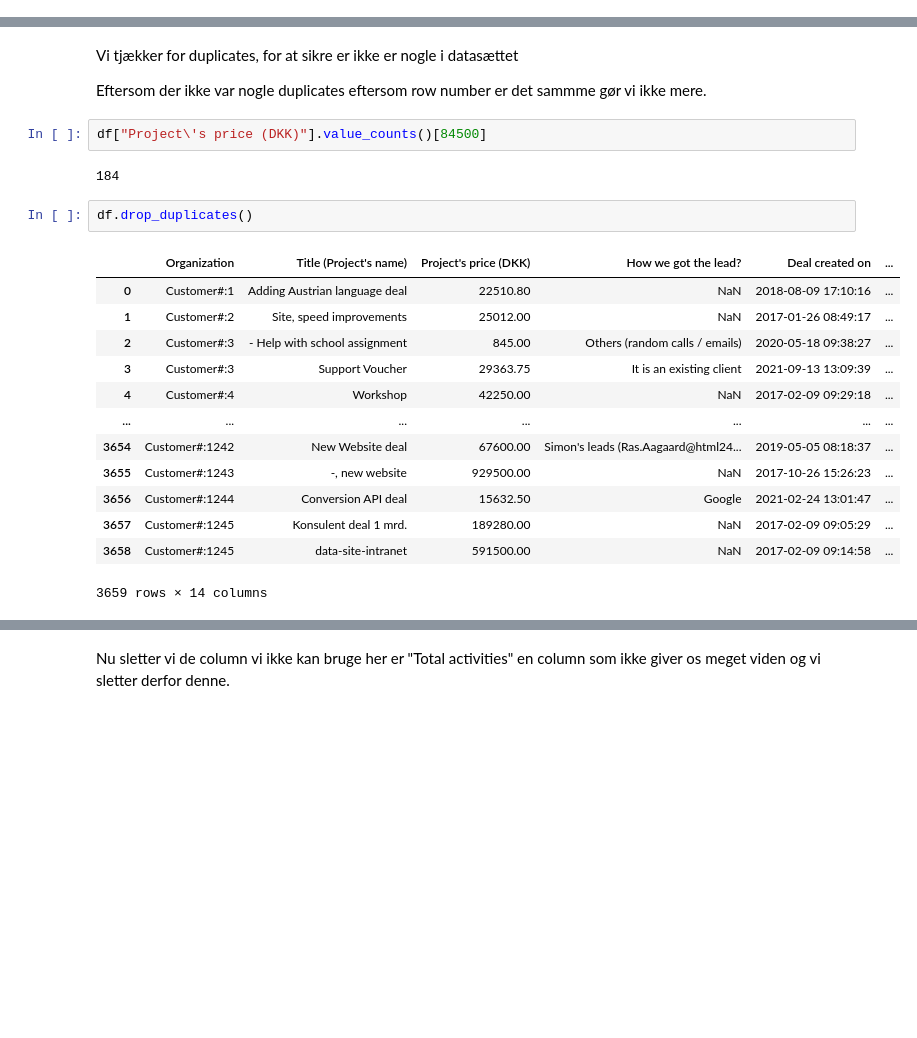
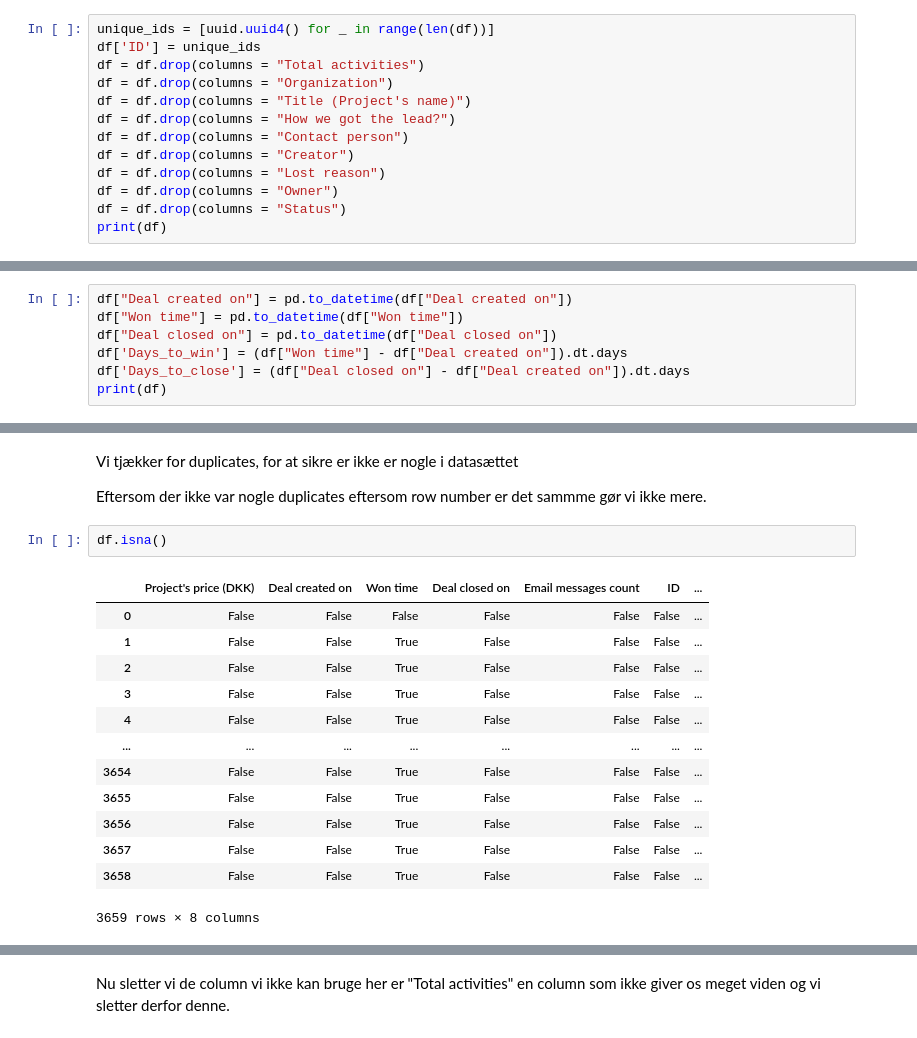
Before and after one commit to will520g/Aflevering_2, a Jupyter notebook: Data_for_kea_python.ipynb, the cells around one changed output, grey strips where cells are left out. Drawn from its saved outputs; the diff is of its cells as text; blank space fills up the shorter version.

Commit message:
Ændringer til sortering af data

```diff
--- a/Data_for_kea_python.ipynb
+++ b/Data_for_kea_python.ipynb
@@ -23,0 +16,13 @@ df["Project\'s price (DKK)"].nunique()
+# %%
+unique_ids = [uuid.uuid4() for _ in range(len(df))]
+df['ID'] = unique_ids
+df = df.drop(columns = "Total activities")
+df = df.drop(columns = "Organization")
+df = df.drop(columns = "Title (Project's name)")
+df = df.drop(columns = "How we got the lead?")
+df = df.drop(columns = "Contact person")
+df = df.drop(columns = "Creator")
+df = df.drop(columns = "Lost reason")
+df = df.drop(columns = "Owner")
+df = df.drop(columns = "Status")
+print(df)
@@ -23,0 +47,7 @@ df["Project\'s price (DKK)"].nunique()
+# %%
+df["Deal created on"] = pd.to_datetime(df["Deal created on"])
+df["Won time"] = pd.to_datetime(df["Won time"])
+df["Deal closed on"] = pd.to_datetime(df["Deal closed on"])
+df['Days_to_win'] = (df["Won time"] - df["Deal created on"]).dt.days
+df['Days_to_close'] = (df["Deal closed on"] - df["Deal created on"]).dt.days
+print(df)
@@ -25,23 +73,19 @@ df["Project\'s price (DKK)"].nunique()
 Vi tjækker for duplicates, for at sikre er ikke er nogle i datasættet
 
 Eftersom der ikke var nogle duplicates eftersom row number er det sammme gør vi ikke mere.
-# %%
-df["Project\'s price (DKK)"].value_counts()[84500]
-# %% [output]
-184
 # %%
-df.drop_duplicates()
+df.isna()
 # %% [output]
-|  | Organization | Title (Project's name) | Project's price (DKK) | How we got the lead? | Deal created on | ... |
-| 0 | Customer#:1 | Adding Austrian language deal | 22510.80 | NaN | 2018-08-09 17:10:16 | ... |
-| 1 | Customer#:2 | Site, speed improvements | 25012.00 | NaN | 2017-01-26 08:49:17 | ... |
-| 2 | Customer#:3 | - Help with school assignment | 845.00 | Others (random calls / emails) | 2020-05-18 09:38:27 | ... |
-| 3 | Customer#:3 | Support Voucher | 29363.75 | It is an existing client | 2021-09-13 13:09:39 | ... |
-| 4 | Customer#:4 | Workshop | 42250.00 | NaN | 2017-02-09 09:29:18 | ... |
-| ... | ... | ... | ... | ... | ... | ... |
-| 3654 | Customer#:1242 | New Website deal | 67600.00 | Simon's leads (Ras.Aagaard@html24... | 2019-05-05 08:18:37 | ... |
-| 3655 | Customer#:1243 | -, new website | 929500.00 | NaN | 2017-10-26 15:26:23 | ... |
-| 3656 | Customer#:1244 | Conversion API deal | 15632.50 | Google | 2021-02-24 13:01:47 | ... |
-| 3657 | Customer#:1245 | Konsulent deal 1 mrd. | 189280.00 | NaN | 2017-02-09 09:05:29 | ... |
-| 3658 | Customer#:1245 | data-site-intranet | 591500.00 | NaN | 2017-02-09 09:14:58 | ... |
+|  | Project's price (DKK) | Deal created on | Won time | Deal closed on | Email messages count | ID | ... |
+| 0 | False | False | False | False | False | False | ... |
+| 1 | False | False | True | False | False | False | ... |
+| 2 | False | False | True | False | False | False | ... |
+| 3 | False | False | True | False | False | False | ... |
+| 4 | False | False | True | False | False | False | ... |
+| ... | ... | ... | ... | ... | ... | ... | ... |
+| 3654 | False | False | True | False | False | False | ... |
+| 3655 | False | False | True | False | False | False | ... |
+| 3656 | False | False | True | False | False | False | ... |
+| 3657 | False | False | True | False | False | False | ... |
+| 3658 | False | False | True | False | False | False | ... |
-3659 rows × 14 columns
+3659 rows × 8 columns
```
Also changed, not shown: parts of 21 cells of this notebook, 1 other file.
